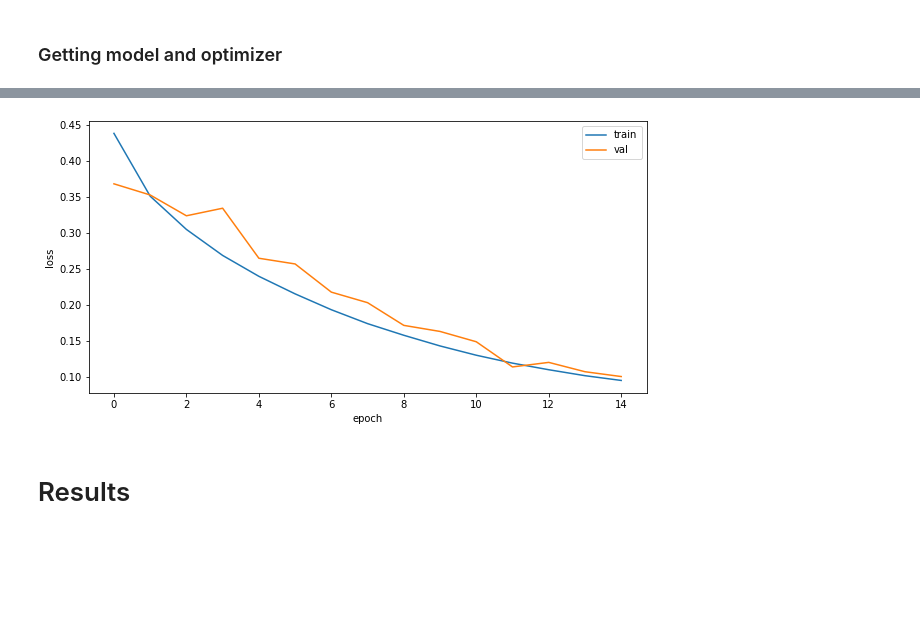
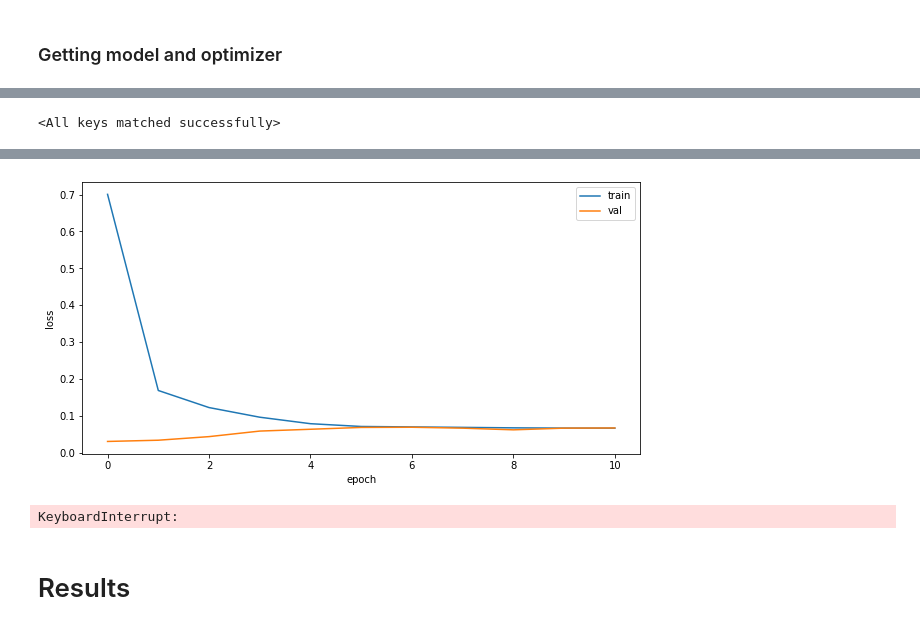
Before and after one commit to mrugnivenko/MRI-segmentation, a Jupyter notebook: Experiments_fcd_weighted_ce.ipynb, the cells around one changed output, grey strips where cells are left out. Cells and saved outputs as stored; diff of their text form; code cells hidden in the pictures; blank space fills up the shorter version.

```diff
--- a/Experiments_fcd_weighted_ce.ipynb
+++ b/Experiments_fcd_weighted_ce.ipynb
@@ -143,12 +144,15 @@ torch.cuda.current_device()
 # %%
 model, optimizer, scheduler = get_model_and_optimizer(device, out_channels_first_layer = 8)
+model.load_state_dict(torch.load('weights/all_images_augm_seg_epoch_7.pth'))
+# %% [output]
+<All keys matched successfully>
 # %%
 experiment.set_name("Pirigov FCD, combined mask, weighted ce loss")
 # %%
 torch.cuda.empty_cache()
 
 training_params =  {
-    'num_epochs': 15,
+    'num_epochs': 30,
     'training_loader': training_loader,
     'validation_loader': validation_loader,
     'model': model,
@@ -168,4 +172,5 @@ Epoch 15 of 15 took 569.024s
-[figure, old version]
+[figure, new version]
+KeyboardInterrupt:
 # %% [markdown]
 # Results
 # %%
```
Also changed, not shown: parts of 10 cells of this notebook, 11 other files.
